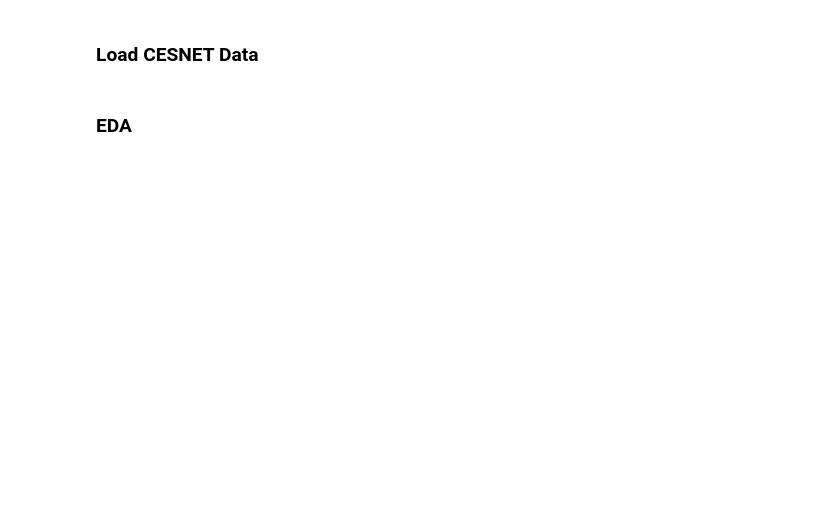
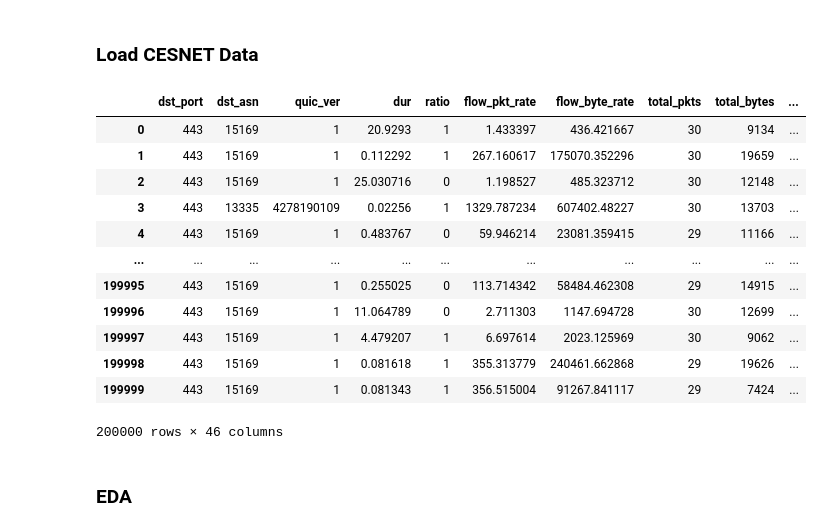
Before and after one commit to Earth-kun/QUICaid, a Jupyter notebook: merging/benign-eda.ipynb, the cells around one changed output. Drawn from its saved outputs; the diff is of its cells as text; code cells hidden in the pictures; blank space fills up the shorter version.

```diff
--- a/merging/benign-eda.ipynb
+++ b/merging/benign-eda.ipynb
@@ -23,3 +28,55 @@ quicaid_df
+# %%
+TARGET_AVG = 29.648434  # Change this to your desired average
+MAX_ROWS = 200000
+
+columns = pd.read_csv('cesnet_dataset.csv', nrows=0).columns
+cesnet_df = pd.DataFrame(columns=list(columns))
+
+total_sum = 0
+total_count = 0
+
+for chunk in pd.read_csv('cesnet_dataset.csv', chunksize=100000):
+    lower_bound = max(1, TARGET_AVG - 1)  # Adjust bounds based on target
+    upper_bound = 30
+
+    filtered_chunk = chunk[
+        (chunk['total_pkts'] >= lower_bound) &
+        (chunk['total_pkts'] <= upper_bound)
+    ]
+
+    # Update sum and count
+    new_total_sum = total_sum + filtered_chunk['total_pkts'].sum()
+    new_total_count = total_count + len(filtered_chunk)
+
+    # Ensure we do not exceed 200k rows
+    if new_total_count > MAX_ROWS:
+        excess_rows = new_total_count - MAX_ROWS
+        filtered_chunk = filtered_chunk.iloc[:-excess_rows]  # Trim extra rows
+        new_total_sum -= filtered_chunk['total_pkts'][-excess_rows:].sum()
+        new_total_count = MAX_ROWS
+
+    cesnet_df = pd.concat([cesnet_df, filtered_chunk], ignore_index=True)
+    total_sum, total_count = new_total_sum, new_total_count
+
+    if total_count == MAX_ROWS:
+        break
+
+cesnet_df.dropna(inplace=True)
+cesnet_df
+# %% [output]
+|  | dst_port | dst_asn | quic_ver | dur | ratio | flow_pkt_rate | flow_byte_rate | total_pkts | total_bytes | ... |
+| 0 | 443 | 15169 | 1 | 20.9293 | 1 | 1.433397 | 436.421667 | 30 | 9134 | ... |
+| 1 | 443 | 15169 | 1 | 0.112292 | 1 | 267.160617 | 175070.352296 | 30 | 19659 | ... |
+| 2 | 443 | 15169 | 1 | 25.030716 | 0 | 1.198527 | 485.323712 | 30 | 12148 | ... |
+| 3 | 443 | 13335 | 4278190109 | 0.02256 | 1 | 1329.787234 | 607402.48227 | 30 | 13703 | ... |
+| 4 | 443 | 15169 | 1 | 0.483767 | 0 | 59.946214 | 23081.359415 | 29 | 11166 | ... |
+| ... | ... | ... | ... | ... | ... | ... | ... | ... | ... | ... |
+| 199995 | 443 | 15169 | 1 | 0.255025 | 0 | 113.714342 | 58484.462308 | 29 | 14915 | ... |
+| 199996 | 443 | 15169 | 1 | 11.064789 | 0 | 2.711303 | 1147.694728 | 30 | 12699 | ... |
+| 199997 | 443 | 15169 | 1 | 4.479207 | 1 | 6.697614 | 2023.125969 | 30 | 9062 | ... |
+| 199998 | 443 | 15169 | 1 | 0.081618 | 1 | 355.313779 | 240461.662868 | 29 | 19626 | ... |
+| 199999 | 443 | 15169 | 1 | 0.081343 | 1 | 356.515004 | 91267.841117 | 29 | 7424 | ... |
+200000 rows × 46 columns
 # %%
 # cesnet_df.to_csv('reduced_cesnet.csv', index=None)
 # %%
```
Also changed, not shown: parts of 7 cells of this notebook.
